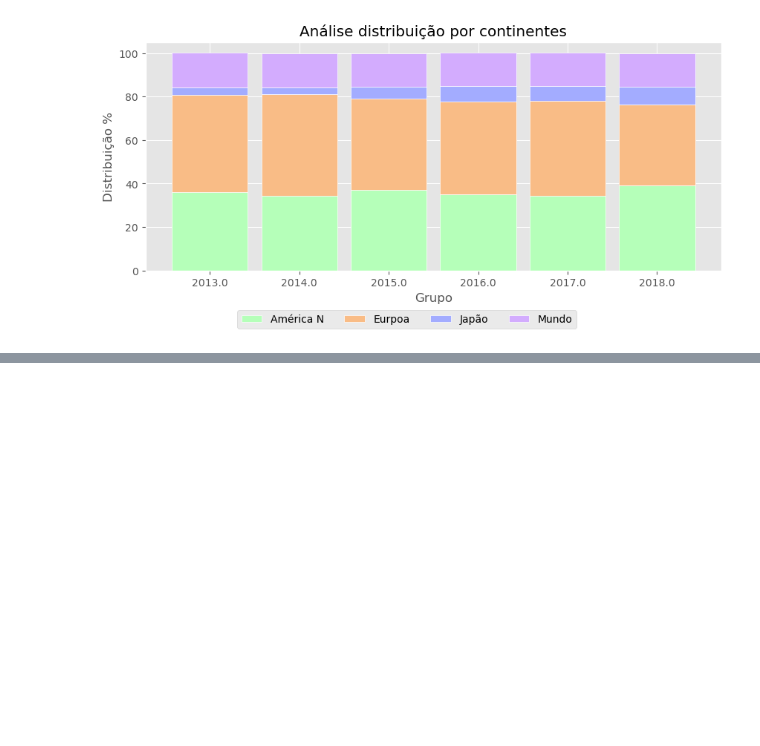
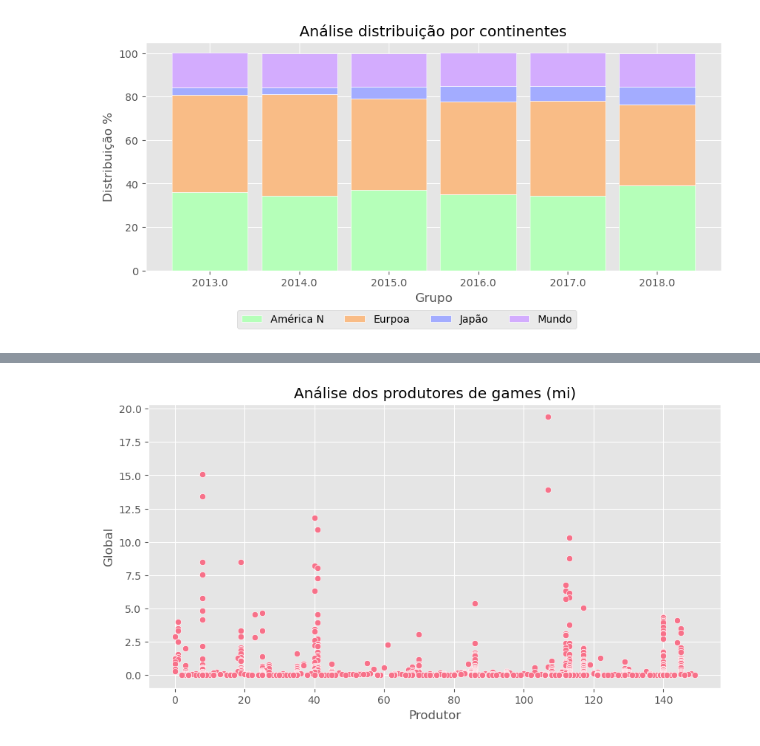
Before and after one commit to leandroclv/python_analise_dados_udemy, a Jupyter notebook: projetos/projeto_04/videogames.ipynb, the cells around one changed output, grey strips where cells are left out. Cells and saved outputs as stored; diff of their text form; code cells hidden in the pictures; blank space fills up the shorter version.

```diff
--- a/projetos/projeto_04/videogames.ipynb
+++ b/projetos/projeto_04/videogames.ipynb
@@ -203,0 +226,6 @@ plt.legend(['América N', 'Eurpoa', 'Japão', 'Mundo'], loc='upper left', bbox_t
+# %%
+funcao_label = LabelEncoder()
+df['Produtor'] = funcao_label.fit_transform(df['Produtora'])
+df['Genre'] = funcao_label.fit_transform(df['Gênero'])
+df['Game'] = funcao_label.fit_transform(df['Jogo'])
+df.head(3)
@@ -203,0 +237,3 @@ plt.legend(['América N', 'Eurpoa', 'Japão', 'Mundo'], loc='upper left', bbox_t
+# %%
+paleta_cores = sns.color_palette('husl', 8)
+paleta_cores
@@ -203,0 +249,6 @@ plt.legend(['América N', 'Eurpoa', 'Japão', 'Mundo'], loc='upper left', bbox_t
+# %%
+plt.figure(figsize=(10,5))
+plt.title('Análise dos produtores de games (mi)')
+sns.scatterplot(data=df, x='Produtor', y = 'Global', color= paleta_cores[0]);
+# %% [output]
+[figure, added]
```
Also changed, not shown: parts of 7 cells of this notebook, 2 other files.
